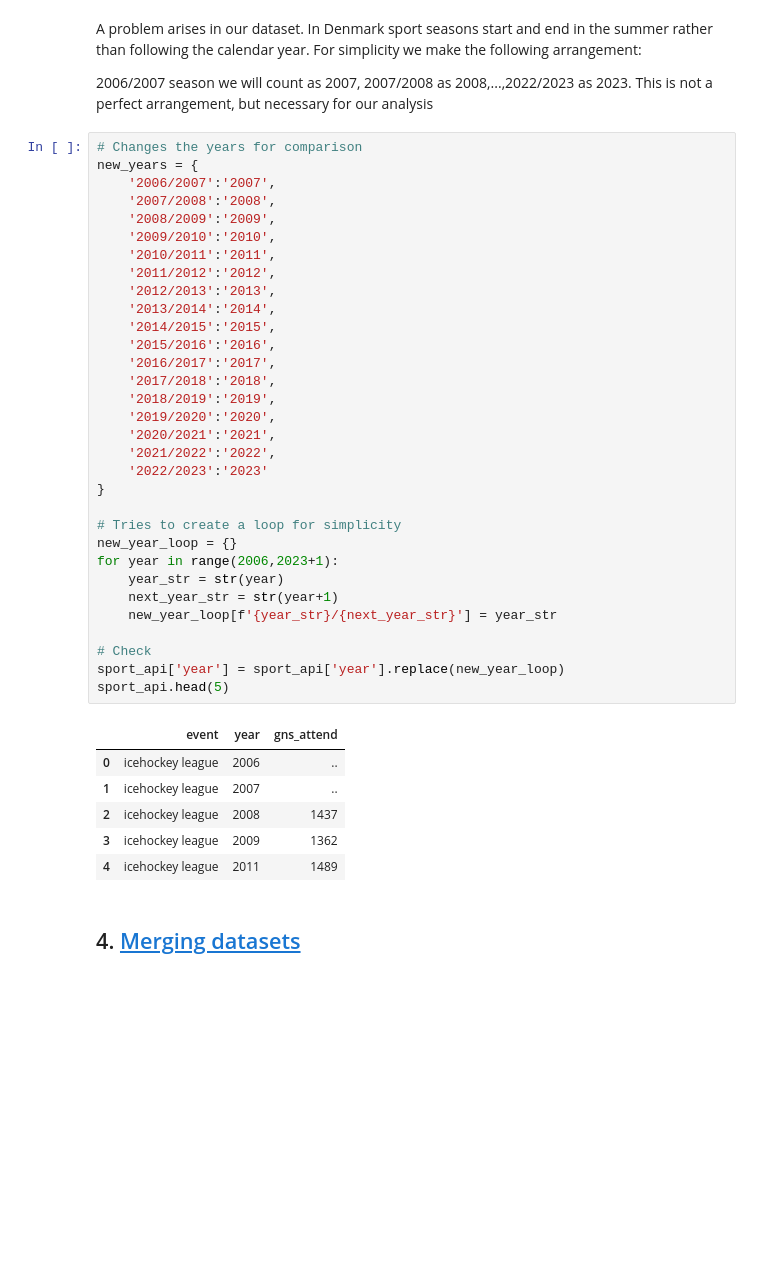
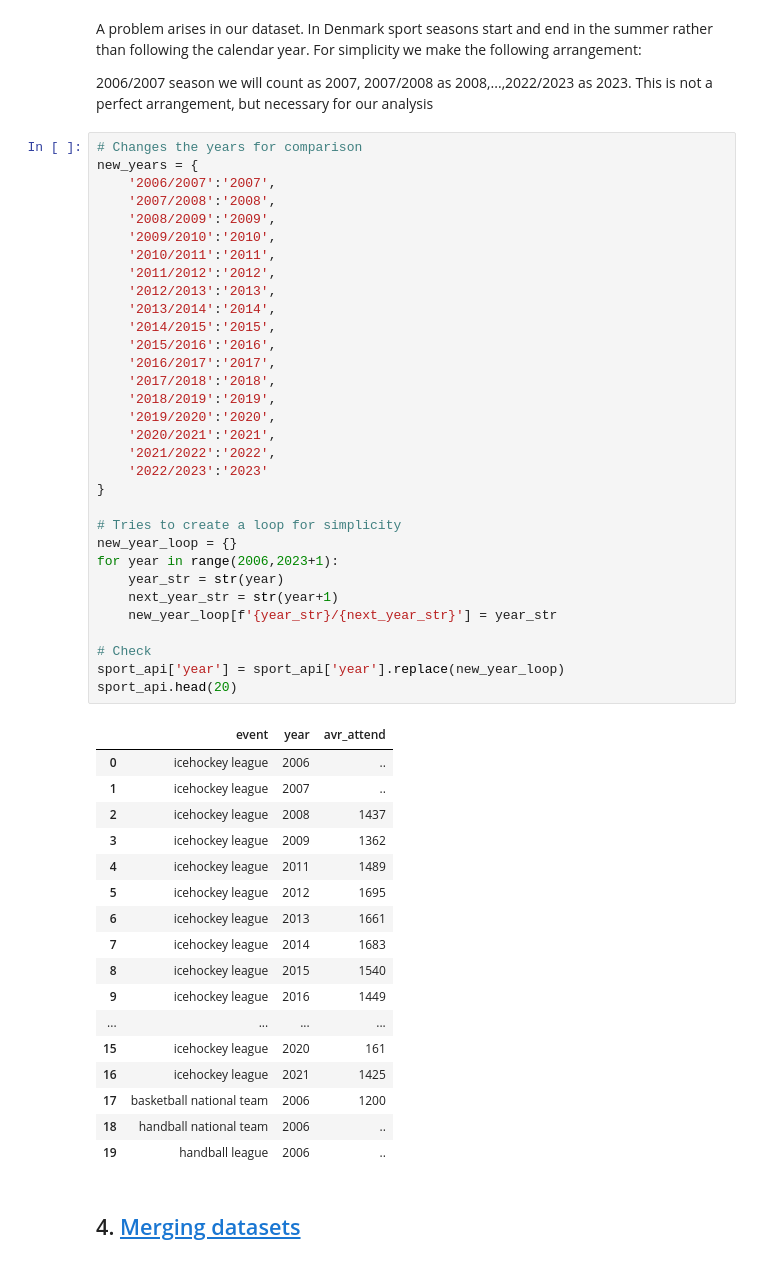
Before and after one commit to NumEconCopenhagen/projects-2024-Simon-C-og-Jens-H, a Jupyter notebook: dataproject/dataproject.ipynb, the cells around one changed output. Drawn from its saved outputs; the diff is of its cells as text; blank space fills up the shorter version.

```diff
--- a/dataproject/dataproject.ipynb
+++ b/dataproject/dataproject.ipynb
@@ -486,39 +483,50 @@ A problem arises in our dataset. In Denmark sport seasons start and end in the s
 new_years = {
     '2006/2007':'2007',
     '2007/2008':'2008',
     '2008/2009':'2009',
     '2009/2010':'2010',
     '2010/2011':'2011',
     '2011/2012':'2012',
     '2012/2013':'2013',
     '2013/2014':'2014',
     '2014/2015':'2015',
     '2015/2016':'2016',
     '2016/2017':'2017',
     '2017/2018':'2018',
     '2018/2019':'2019',
     '2019/2020':'2020',
     '2020/2021':'2021',
     '2021/2022':'2022',
     '2022/2023':'2023'
 }
 
 # Tries to create a loop for simplicity
 new_year_loop = {}
 for year in range(2006,2023+1):
     year_str = str(year)
     next_year_str = str(year+1)
     new_year_loop[f'{year_str}/{next_year_str}'] = year_str
 
 # Check
 sport_api['year'] = sport_api['year'].replace(new_year_loop)
-sport_api.head(5)
+sport_api.head(20)
 # %% [output]
-|  | event | year | gns_attend |
+|  | event | year | avr_attend |
 | 0 | icehockey league | 2006 | .. |
 | 1 | icehockey league | 2007 | .. |
 | 2 | icehockey league | 2008 | 1437 |
 | 3 | icehockey league | 2009 | 1362 |
 | 4 | icehockey league | 2011 | 1489 |
+| 5 | icehockey league | 2012 | 1695 |
+| 6 | icehockey league | 2013 | 1661 |
+| 7 | icehockey league | 2014 | 1683 |
+| 8 | icehockey league | 2015 | 1540 |
+| 9 | icehockey league | 2016 | 1449 |
+| ... | ... | ... | ... |
+| 15 | icehockey league | 2020 | 161 |
+| 16 | icehockey league | 2021 | 1425 |
+| 17 | basketball national team | 2006 | 1200 |
+| 18 | handball national team | 2006 | .. |
+| 19 | handball league | 2006 | .. |
 # %% [markdown]
 ## 4. <a id='toc4_'></a>[Merging datasets](#toc4_)
```
Also changed, not shown: parts of 6 cells of this notebook, 3 other files.
